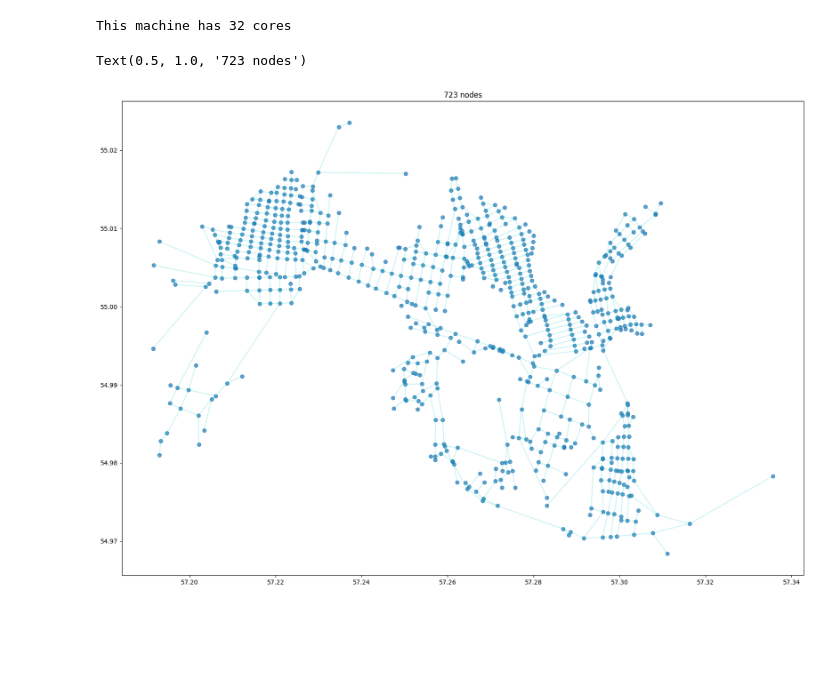
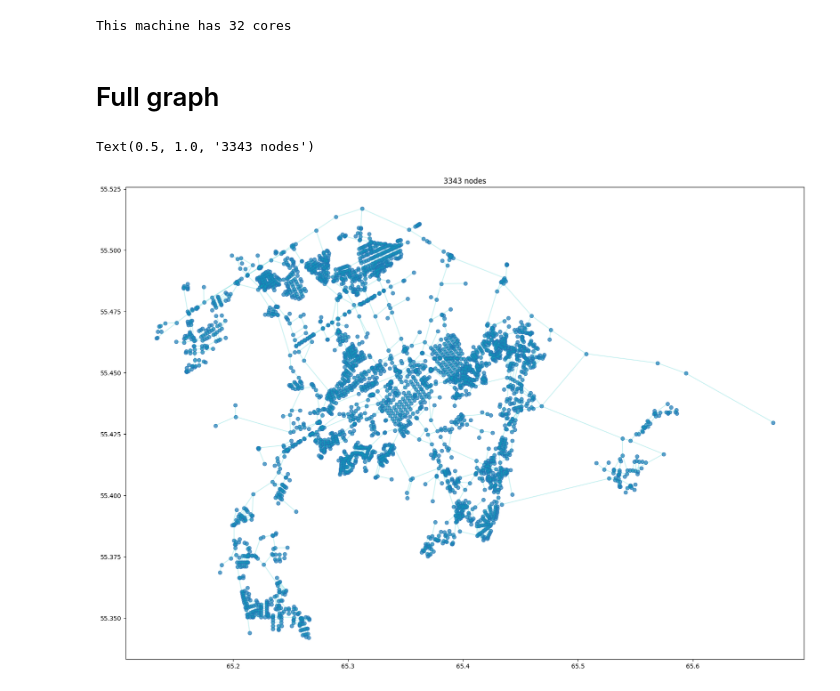
Before and after one commit to MarioAuditore/graph_clustering, a Jupyter notebook: cvrp_leiden.ipynb, the cells around one changed output. Drawn from its saved outputs; the diff is of its cells as text; code cells hidden in the pictures; blank space fills up the shorter version.

```diff
--- a/cvrp_leiden.ipynb
+++ b/cvrp_leiden.ipynb
@@ -23,33 +29,35 @@ print(f'This machine has {os.cpu_count()} cores')
 # %% [output]
 This machine has 32 cores
+# %% [markdown]
+# Full graph
 # %%
 np.random.seed(0)
-seed(0)
+random.seed(0)
 
 
-CITY = 'ASHA'
+CITY = 'KRG'
 GRAPH_ID = graph_osm_loader.cities[CITY] # KRG
 
 # примеры id есть в graph_osm_loader.py
 G = graph_osm_loader.get_graph(GRAPH_ID) # загрузка графа
 
 pos = {u: [d['x'], d['y']] for u,d in G.nodes(data=True)}
 
 A = nx.adjacency_matrix(G, weight='length').todense()
 
 
 K = [
         list(G.nodes), # dim = 0 : vertices
         list(G.edges), # dim = 1 : edges
     ]
 
 plt.figure(figsize=(20, 14))
 plot_simplex(pos, K)
 
 
 plt.title(f'{len(G.nodes)} nodes')
 # %% [output]
-Text(0.5, 1.0, '723 nodes')
+Text(0.5, 1.0, '3343 nodes')
-[figure, old version]
+[figure, new version]
 # %%
 from sklearn.metrics import silhouette_score
```
Also changed, not shown: parts of 14 cells of this notebook, 7 other files.
